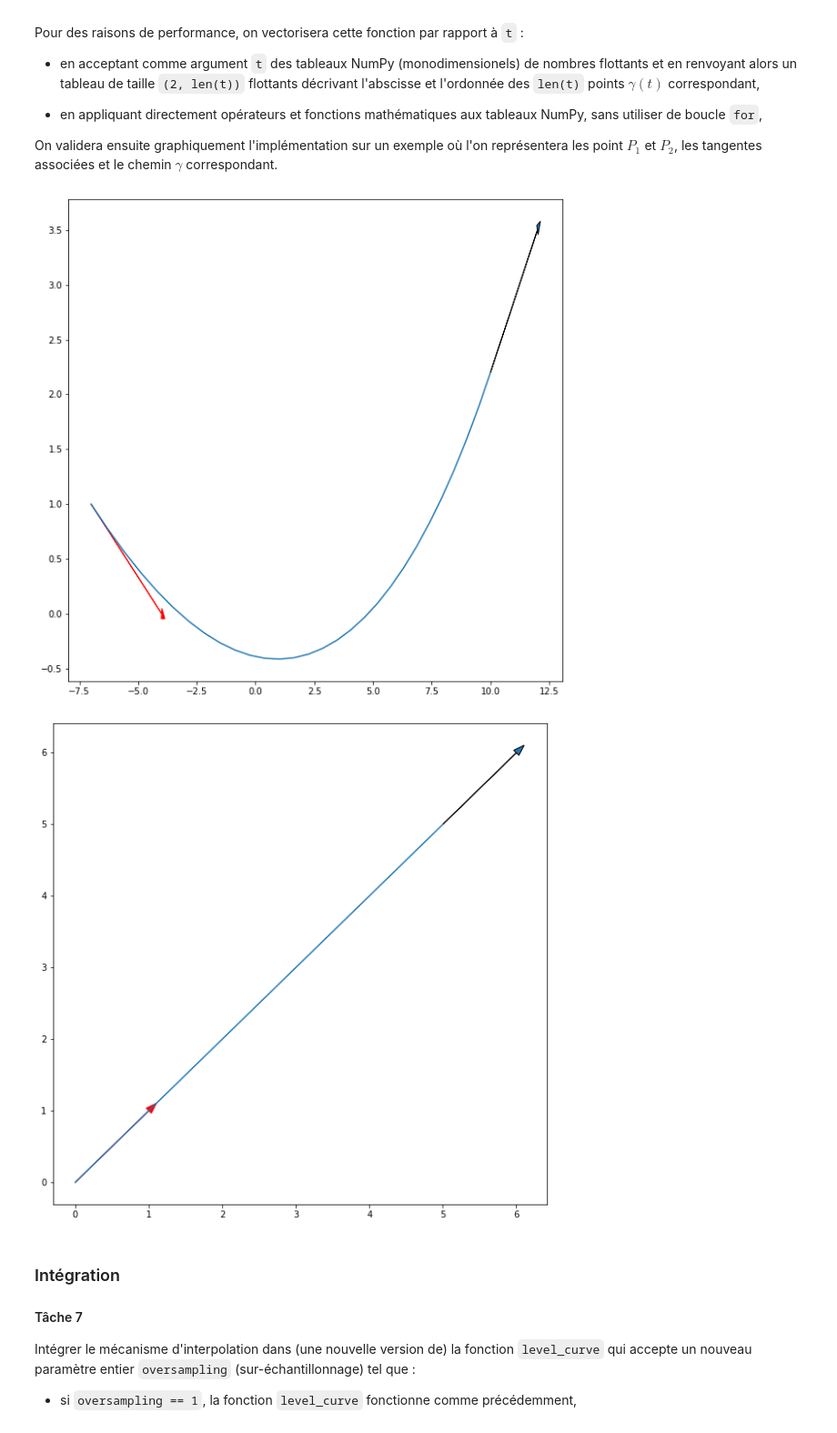
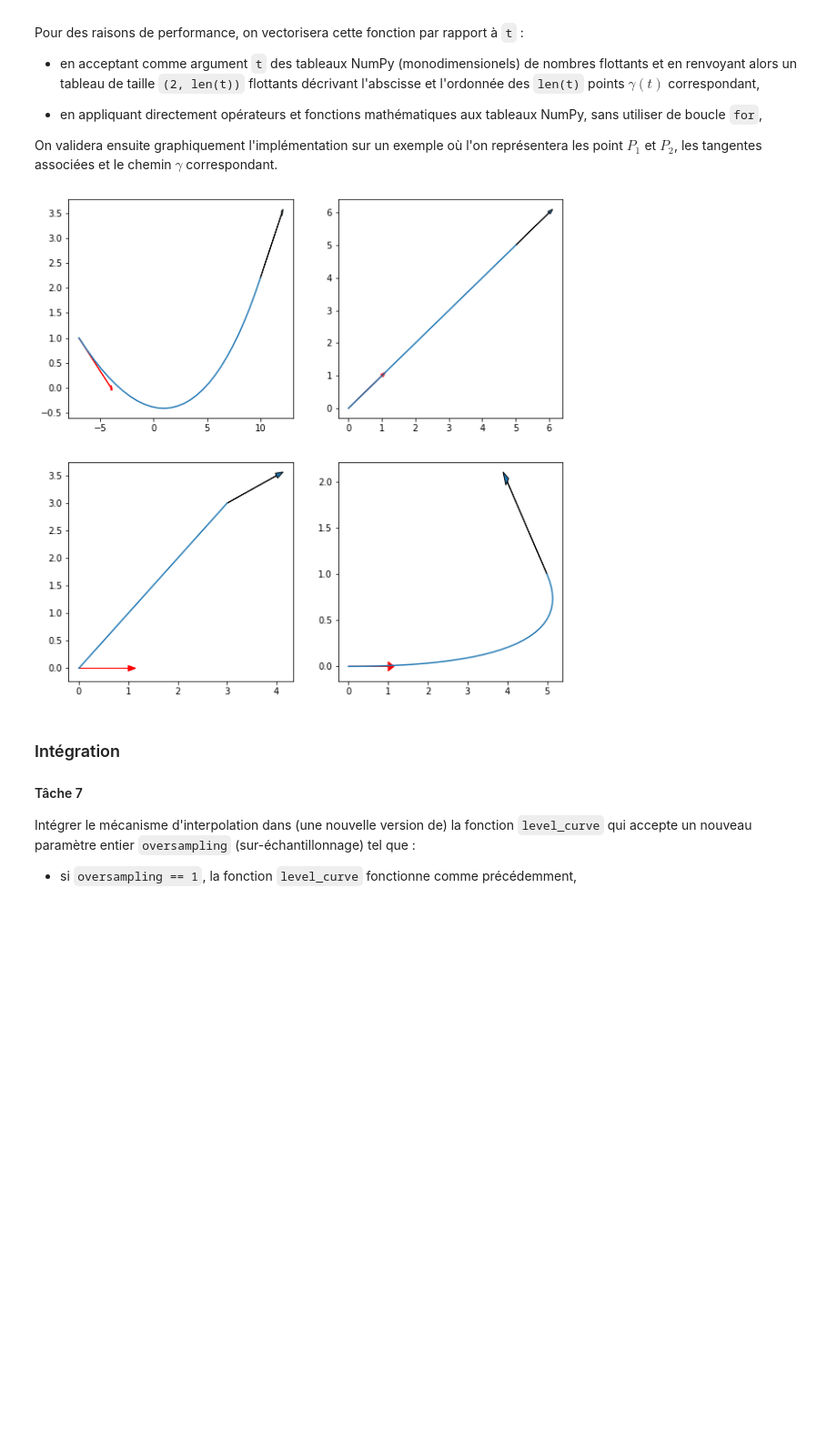
Before and after one commit to remymart/courbes-de-niveau, a Jupyter notebook: Courbes de niveau - Enoncé.ipynb, the cells around one changed output. Shown at 91% size. Drawn from its saved outputs; the diff is of its cells as text; code cells hidden in the pictures; blank space fills up the shorter version.

```diff
--- a/Courbes de niveau - Enoncé.ipynb
+++ b/Courbes de niveau - Enoncé.ipynb
@@ -629,36 +631,42 @@ def gamma(t,P1,P2,u1,u2):
     else :
         lambda1=1 #U1=0 donc on arrive comme on veut sur le point, on fixe lambda1>0 (la valeur ne sert pas)
 
     if lambda2>=0 and lambda1>=0:
         a = p11
         b = 2*(p21-p11-u21*lambda2/2)
         c = p21 - p11 - b
         d = p12
         e = 2*(p22-p12-u22*lambda2/2)
         f = p22 - p12 - e
         return a + b*t + c*t**2, d + e*t + f*t**2
     else :
         return (p21-p11)*t + p11, (p22-p12)*t +p12
 
 
 
 
 def affiche_gamma(P1,P2,u1,u2, oversampling=1):
     def gamma_bis(t):
         return gamma(t, P1,P2,u1,u2)
     t = np.linspace(0,1,oversampling-1)
     y = np.array(gamma_bis(t))
     plt.plot(y[0,:],y[1,:])
     plt.arrow(P1[0],P1[1],u1[0],u1[1],head_width=0.1,color='r')
     plt.arrow(P2[0],P2[1],u2[0],u2[1],head_width=0.1)
-    plt.show()
 
 plt.figure()
+plt.subplot(2,2,1)
 affiche_gamma((-7.,1.),(10.,2.2), (3.,-1.), (2.,1.3), 30)
+plt.subplot(2,2,2)
 affiche_gamma((0.,0.),(5.,5.), (1.,1.), (1.,1.), 30)
+plt.subplot(2,2,3)
+affiche_gamma((0.,0.),(3.,3.), (1.,0), (1.,0.5), 30)
+plt.subplot(2,2,4)
+affiche_gamma((0.,0.),(5.,1.), (1.,0), (-1.,1.), 30)
+
+plt.show()
 # %% [output]
-[figure, old version]
+[figure, new version]
-[figure, removed]
 # %% [markdown]
 ### Intégration
 
```
Also changed, not shown: parts of 4 cells of this notebook.
